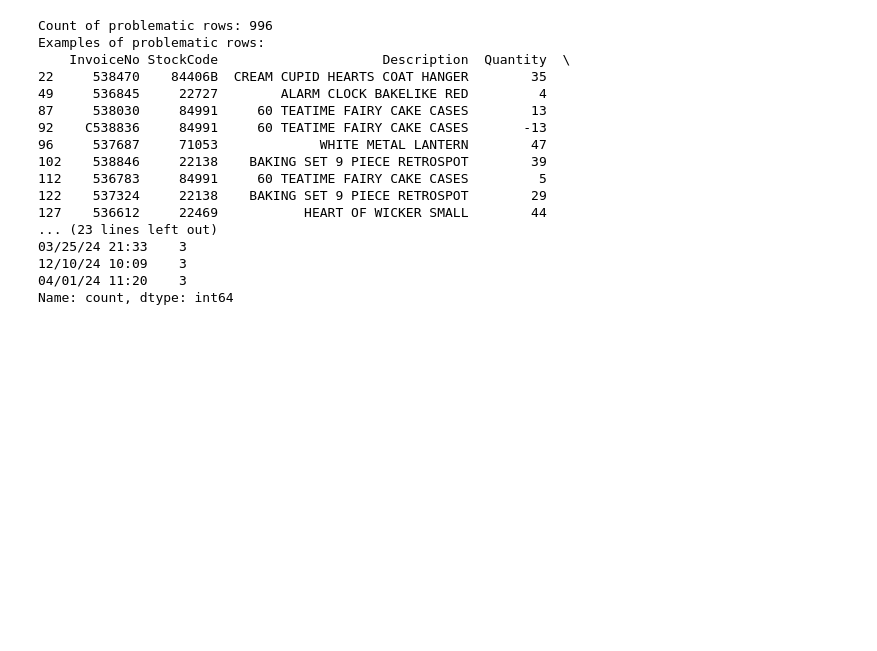
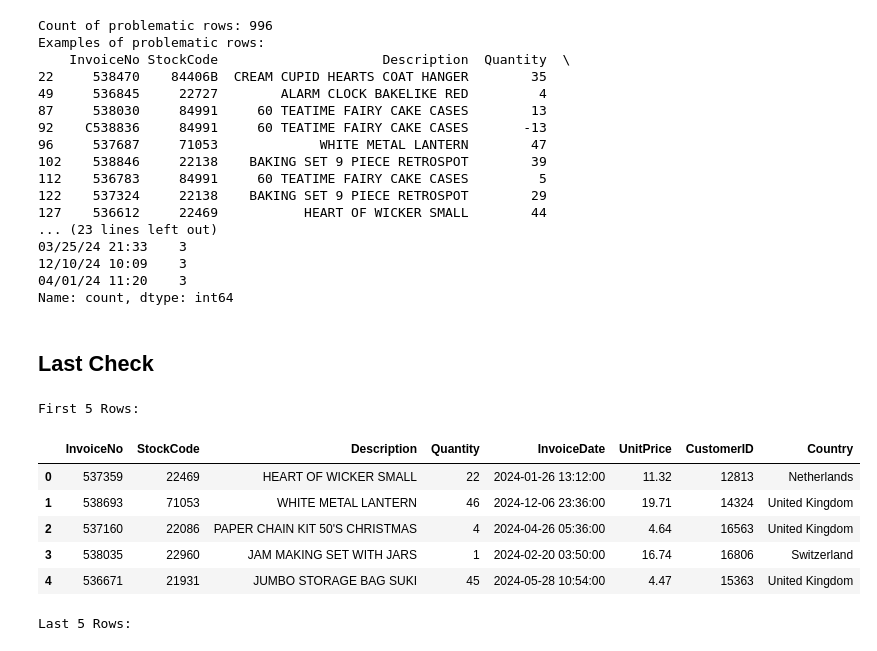
Before and after one commit to metedogan/customer-segmentation-with-rfm, a Jupyter notebook: notebooks/01_data_exploration.ipynb, the cells around one changed output. Drawn from its saved outputs; the diff is of its cells as text; code cells hidden in the pictures; blank space fills up the shorter version.

```diff
--- a/notebooks/01_data_exploration.ipynb
+++ b/notebooks/01_data_exploration.ipynb
@@ -215,7 +215,22 @@ Examples of problematic rows:
 04/01/24 11:20    3
 Name: count, dtype: int64
 # %%
-# Replace '/' with '-' in 'InvoiceDate'
-df['InvoiceDate'] = df['InvoiceDate'].str.replace('/', '-', regex=False)
-
+# Ensure 'InvoiceDate' is datetime and drop rows with invalid dates
 df['InvoiceDate'] = pd.to_datetime(df['InvoiceDate'], errors='coerce')
+df = df[df['InvoiceDate'].notna()]
+# %% [markdown]
+## Last Check
+# %%
+print("First 5 Rows:")
+display(df.head())
+print("\nLast 5 Rows:")
+display(df.tail())
+# %% [output]
+First 5 Rows:
+|  | InvoiceNo | StockCode | Description | Quantity | InvoiceDate | UnitPrice | CustomerID | Country |
+| 0 | 537359 | 22469 | HEART OF WICKER SMALL | 22 | 2024-01-26 13:12:00 | 11.32 | 12813 | Netherlands |
+| 1 | 538693 | 71053 | WHITE METAL LANTERN | 46 | 2024-12-06 23:36:00 | 19.71 | 14324 | United Kingdom |
+| 2 | 537160 | 22086 | PAPER CHAIN KIT 50'S CHRISTMAS | 4 | 2024-04-26 05:36:00 | 4.64 | 16563 | United Kingdom |
+| 3 | 538035 | 22960 | JAM MAKING SET WITH JARS | 1 | 2024-02-20 03:50:00 | 16.74 | 16806 | Switzerland |
+| 4 | 536671 | 21931 | JUMBO STORAGE BAG SUKI | 45 | 2024-05-28 10:54:00 | 4.47 | 15363 | United Kingdom |
+Last 5 Rows:
```
Also changed, not shown: parts of 4 cells of this notebook, 2 other files.
